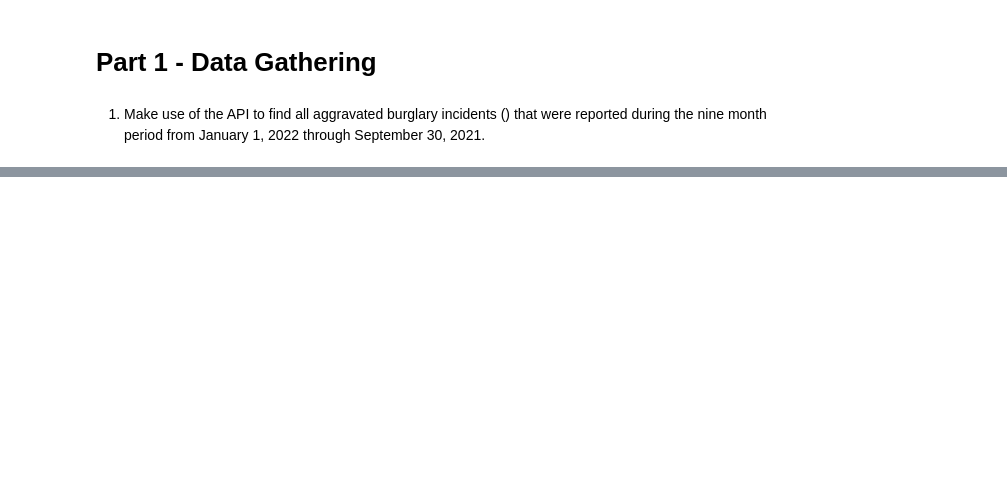
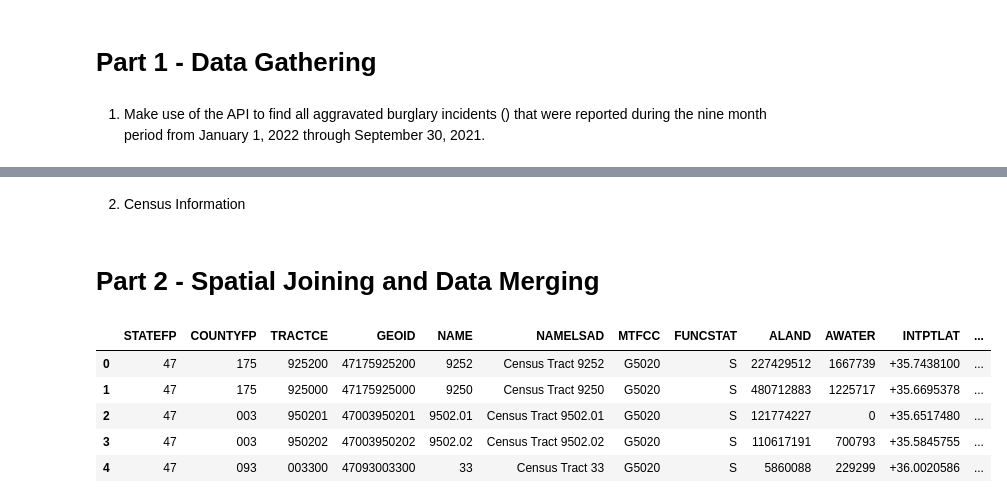
Before and after one commit to nss-data-science-cohort-6/api_project-malted_milk_balls, a Jupyter notebook: api_data_gathering.ipynb, the cells around one changed output, grey strips where cells are left out. Cells and saved outputs as stored; diff of their text form; code cells hidden in the pictures; blank space fills up the shorter version.

```diff
--- a/api_data_gathering.ipynb
+++ b/api_data_gathering.ipynb
@@ -38,0 +23,2 @@ agg_burglary_data_df = api_data_df[boolean]
+# %% [markdown]
+2. Census Information
@@ -38,0 +27,12 @@ agg_burglary_data_df = api_data_df[boolean]
+# %% [markdown]
+# Part 2 - Spatial Joining and Data Merging
+# %%
+census_tract_shapes = gpd.read_file('data/tl_2020_47_tract/tl_2020_47_tract.shp')
+census_tract_shapes.head()
+# %% [output]
+|  | STATEFP | COUNTYFP | TRACTCE | GEOID | NAME | NAMELSAD | MTFCC | FUNCSTAT | ALAND | AWATER | INTPTLAT | ... |
+| 0 | 47 | 175 | 925200 | 47175925200 | 9252 | Census Tract 9252 | G5020 | S | 227429512 | 1667739 | +35.7438100 | ... |
+| 1 | 47 | 175 | 925000 | 47175925000 | 9250 | Census Tract 9250 | G5020 | S | 480712883 | 1225717 | +35.6695378 | ... |
+| 2 | 47 | 003 | 950201 | 47003950201 | 9502.01 | Census Tract 9502.01 | G5020 | S | 121774227 | 0 | +35.6517480 | ... |
+| 3 | 47 | 003 | 950202 | 47003950202 | 9502.02 | Census Tract 9502.02 | G5020 | S | 110617191 | 700793 | +35.5845755 | ... |
+| 4 | 47 | 093 | 003300 | 47093003300 | 33 | Census Tract 33 | G5020 | S | 5860088 | 229299 | +36.0020586 | ... |
```
Also changed, not shown: parts of 12 cells of this notebook, 9 other files.
